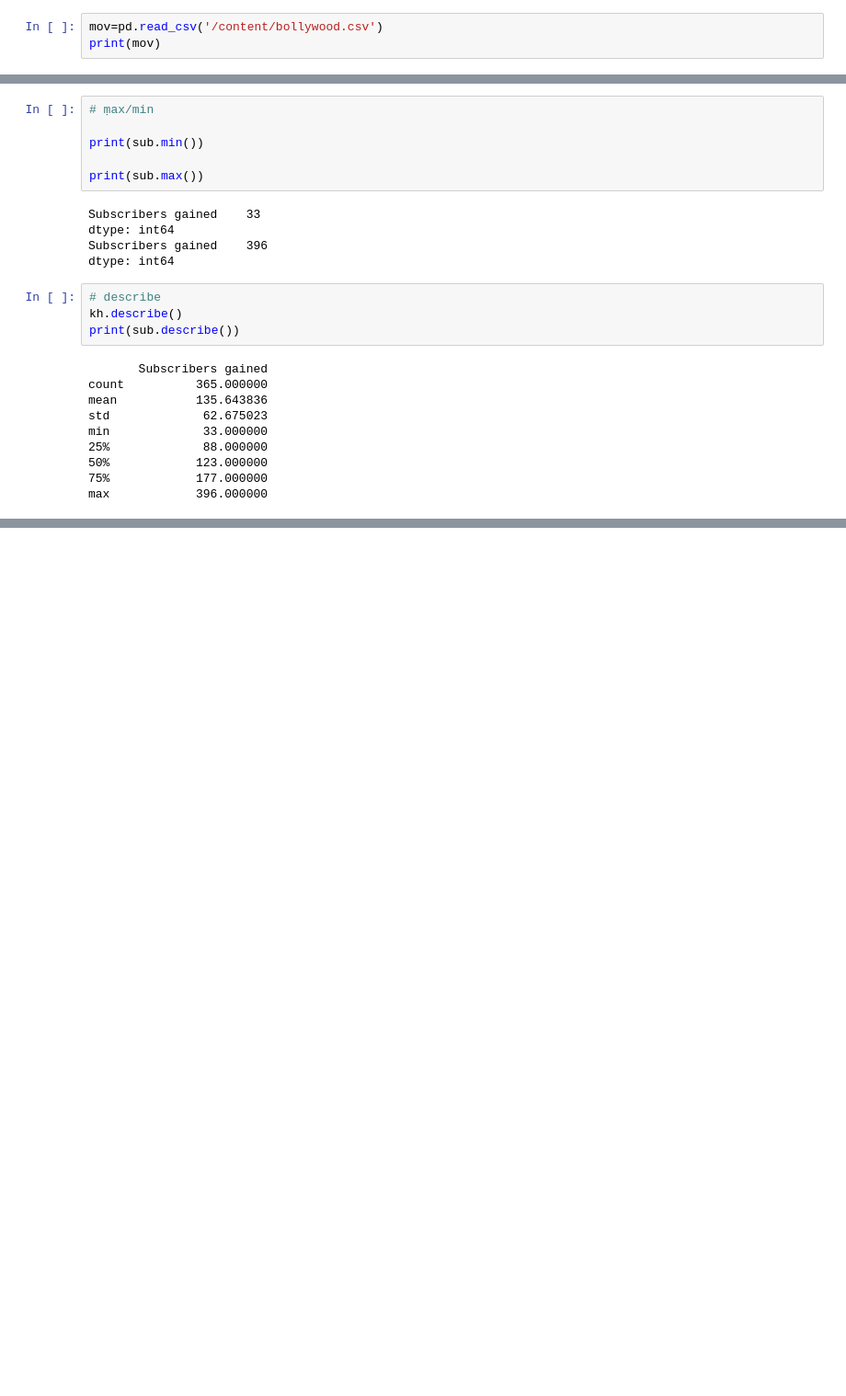
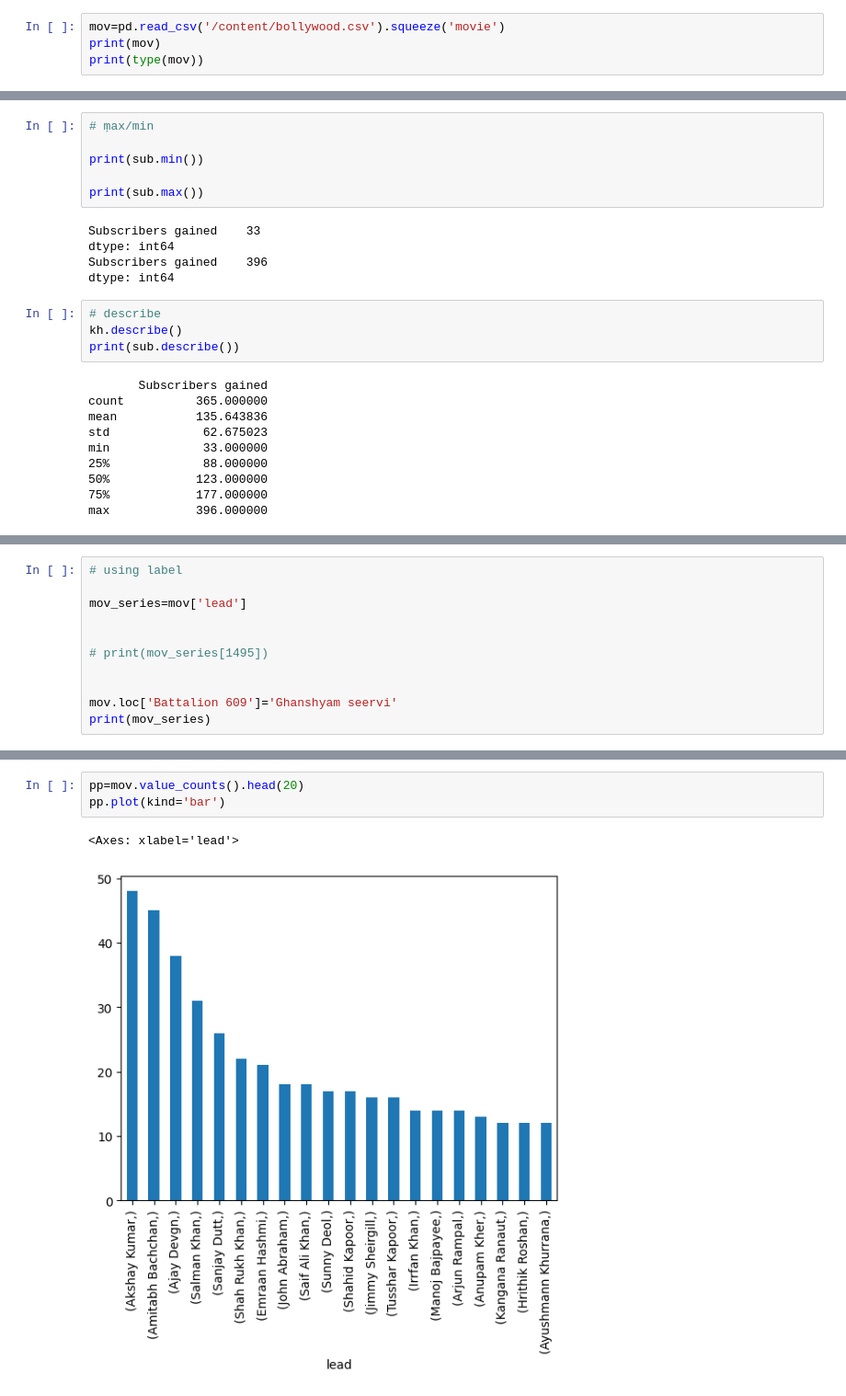
Before and after one commit to Ghan539/Python4DataScientist, a Jupyter notebook: pandas/Session16_pandas.ipynb, the cells around one changed output, grey strips where cells are left out. Shown at 92% size. Cells and saved outputs as stored; diff of their text form; blank space fills up the shorter version.

```diff
--- a/pandas/Session16_pandas.ipynb
+++ b/pandas/Session16_pandas.ipynb
@@ -150,6 +150,7 @@ match_no
 [215 rows x 1 columns]
 215
 # %%
-mov=pd.read_csv('/content/bollywood.csv')
+mov=pd.read_csv('/content/bollywood.csv').squeeze('movie')
 print(mov)
+print(type(mov))
 # %% [output]
@@ -383,0 +516,11 @@ max            396.000000
+# %%
+# using label
+
+mov_series=mov['lead']
+
+
+# print(mov_series[1495])
+
+
+mov.loc['Battalion 609']='Ghanshyam seervi'
+print(mov_series)
@@ -383,0 +732,6 @@ max            396.000000
+# %%
+pp=mov.value_counts().head(20)
+pp.plot(kind='bar')
+# %% [output]
+<Axes: xlabel='lead'>
+[figure, added]
```
Also changed, not shown: parts of 25 cells of this notebook.
